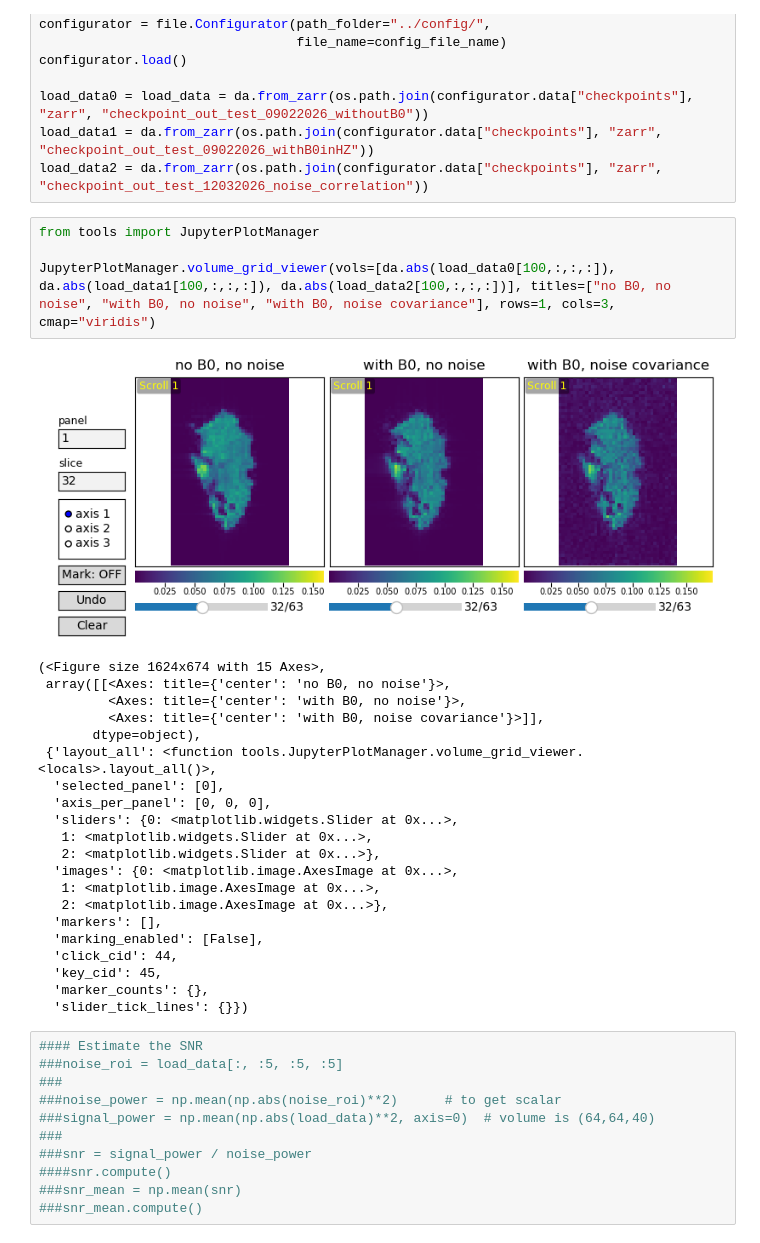
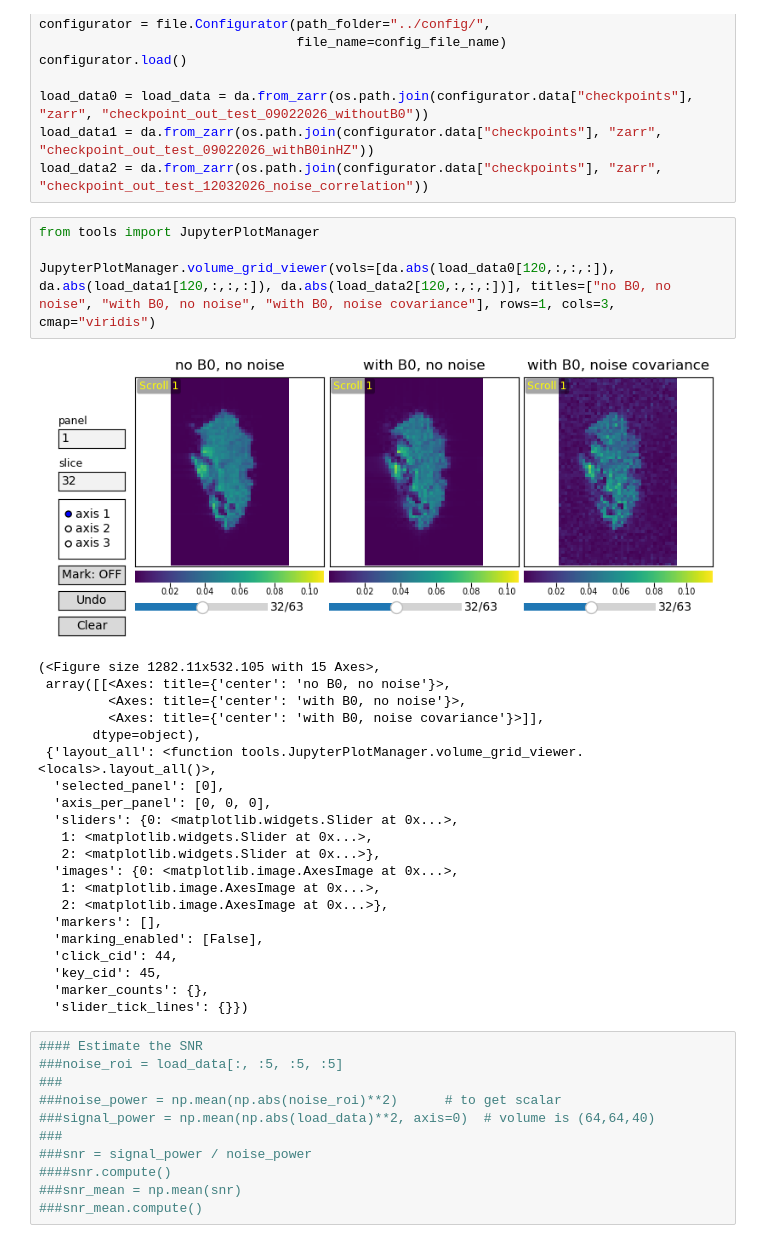
Before and after one commit to MRSI-HFMR-Group-Vienna/Synthetic_MRSI, a Jupyter notebook: code/main_notebook.ipynb, the cells around one changed output. Saved outputs shown, nothing was run; the diff lists cells and outputs as text.

```diff
--- a/code/main_notebook.ipynb
+++ b/code/main_notebook.ipynb
@@ -886,10 +926,10 @@ load_data2 = da.from_zarr(os.path.join(configurator.data["checkpoints"], "zarr",
 # %%
 from tools import JupyterPlotManager
 
-JupyterPlotManager.volume_grid_viewer(vols=[da.abs(load_data0[100,:,:,:]), da.abs(load_data1[100,:,:,:]), da.abs(load_data2[100,:,:,:])], titles=["no B0, no noise", "with B0, no noise", "with B0, noise covariance"], rows=1, cols=3, cmap="viridis")
+JupyterPlotManager.volume_grid_viewer(vols=[da.abs(load_data0[120,:,:,:]), da.abs(load_data1[120,:,:,:]), da.abs(load_data2[120,:,:,:])], titles=["no B0, no noise", "with B0, no noise", "with B0, noise covariance"], rows=1, cols=3, cmap="viridis")
 # %% [output]
-[figure, old version]
+[figure, new version]
-(<Figure size 1624x674 with 15 Axes>,
+(<Figure size 1282.11x532.105 with 15 Axes>,
  array([[<Axes: title={'center': 'no B0, no noise'}>,
          <Axes: title={'center': 'with B0, no noise'}>,
          <Axes: title={'center': 'with B0, noise covariance'}>]],
```
Also changed, not shown: parts of 23 cells of this notebook, 13 other files.
